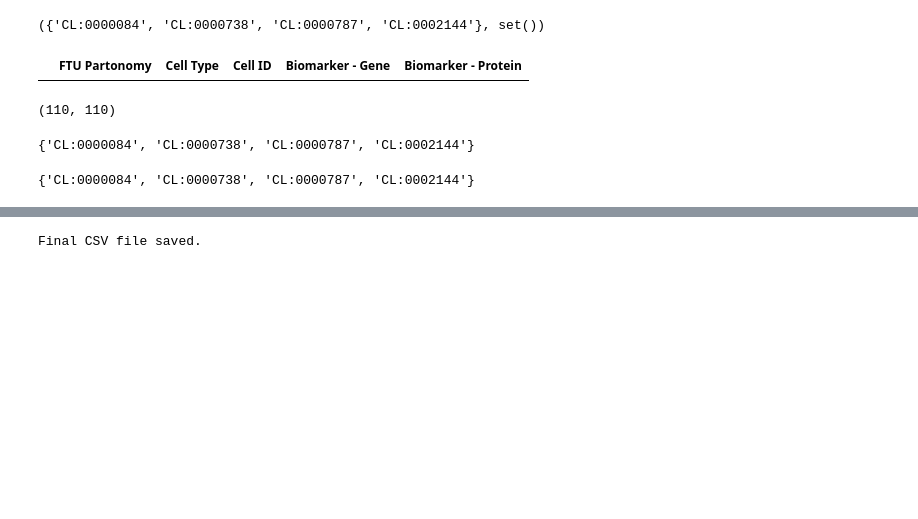
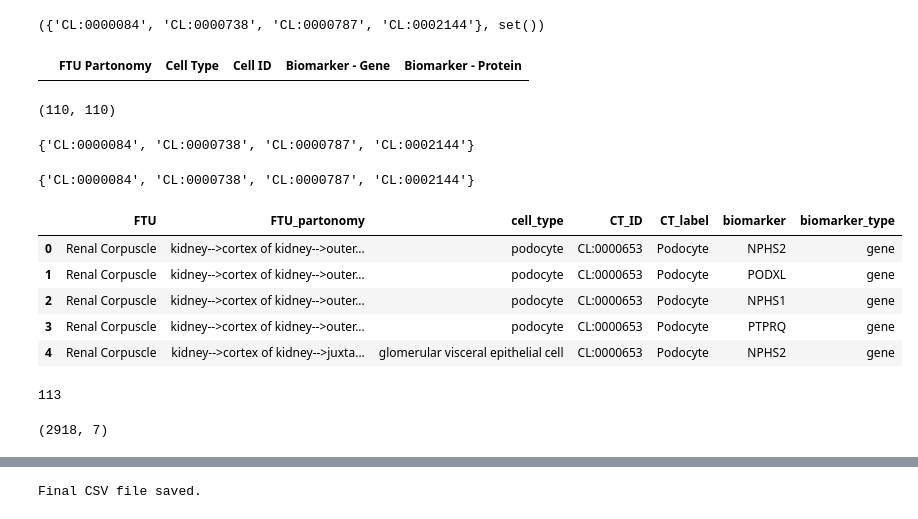
Before and after one commit to cns-iu/hra-ftu-explorer-supporting-information, a Jupyter notebook: pre-process-FTU-data.ipynb, the cells around one changed output, grey strips where cells are left out. Drawn from its saved outputs; the diff is of its cells as text; code cells hidden in the pictures; blank space fills up the shorter version.

```diff
--- a/pre-process-FTU-data.ipynb
+++ b/pre-process-FTU-data.ipynb
@@ -276,3 +268,54 @@ diff = set(filtered_ftu_data['CT ID in CL']) - set(refined_ftu_partonomy_data_ct
 diff
 # %% [output]
 {'CL:0000084', 'CL:0000738', 'CL:0000787', 'CL:0002144'}
+# %%
+# Separate the values in "Biomarker - Gene" and "Biomarker - Protein" columns into individual rows
+gene_df = refined_ftu_partonomy_data_ct_only[['FTU_partonomy', 'cell_type', 'CT_ID', 'CT_label', 'biomarker-gene']].copy()
+protein_df = refined_ftu_partonomy_data_ct_only[['FTU_partonomy', 'cell_type', 'CT_ID', 'CT_label', 'biomarker-protein']].copy()
+
+# Rename the columns for consistency
+gene_df = gene_df.rename(columns={'biomarker-gene': 'biomarker'})
+protein_df = protein_df.rename(columns={'biomarker-protein': 'biomarker'})
+
+# Add the Biomarker type column
+gene_df['biomarker_type'] = 'gene'
+protein_df['biomarker_type'] = 'protein'
+
+# Concatenate the dataframes
+combined_df = pd.concat([gene_df, protein_df], ignore_index=True)
+
+# Perform the merge to add the "FTU" information based on matching "CT ID" and "CT ID in CL"
+final_df_with_ftu = pd.merge(combined_df, filtered_ftu_data[['CT ID in CL', 'FTU Label in Uberon']],
+                             left_on='CT_ID', right_on='CT ID in CL', how='left')
+
+# Rename the 'FTU Label in Uberon' to 'FTU' to match the request
+final_df_with_ftu = final_df_with_ftu.rename(columns={'FTU Label in Uberon': 'FTU'})
+
+# Drop the redundant 'CT ID in CL' column
+final_df_with_ftu = final_df_with_ftu.drop(columns=['CT ID in CL'])
+
+# Drop rows where "Biomarker" is NaN
+final_refined_ftu_partonomy_data_ct_only = final_df_with_ftu.dropna(subset=['biomarker'])
+
+# Split Biomarker column values by ";" and explode to get separate rows
+final_refined_ftu_partonomy_data_ct_only['biomarker'] = final_refined_ftu_partonomy_data_ct_only['biomarker'].str.split(';')
+final_refined_ftu_partonomy_data_ct_only = final_refined_ftu_partonomy_data_ct_only.explode('biomarker').reset_index(drop=True)
+# Reorder the columns as requested
+final_refined_ftu_partonomy_data_ct_only = final_refined_ftu_partonomy_data_ct_only[['FTU', 'FTU_partonomy', 'cell_type', 'CT_ID', 'CT_label', 'biomarker', 'biomarker_type']]
+# %%
+final_refined_ftu_partonomy_data_ct_only.head()
+# %% [output]
+|  | FTU | FTU_partonomy | cell_type | CT_ID | CT_label | biomarker | biomarker_type |
+| 0 | Renal Corpuscle | kidney-->cortex of kidney-->outer... | podocyte | CL:0000653 | Podocyte | NPHS2 | gene |
+| 1 | Renal Corpuscle | kidney-->cortex of kidney-->outer... | podocyte | CL:0000653 | Podocyte | PODXL | gene |
+| 2 | Renal Corpuscle | kidney-->cortex of kidney-->outer... | podocyte | CL:0000653 | Podocyte | NPHS1 | gene |
+| 3 | Renal Corpuscle | kidney-->cortex of kidney-->outer... | podocyte | CL:0000653 | Podocyte | PTPRQ | gene |
+| 4 | Renal Corpuscle | kidney-->cortex of kidney-->juxta... | glomerular visceral epithelial cell | CL:0000653 | Podocyte | NPHS2 | gene |
+# %%
+final_refined_ftu_partonomy_data_ct_only['cell_type'].nunique()
+# %% [output]
+113
+# %%
+final_refined_ftu_partonomy_data_ct_only.shape
+# %% [output]
+(2918, 7)
```
Also changed, not shown: parts of 11 cells of this notebook, 14 other files.
